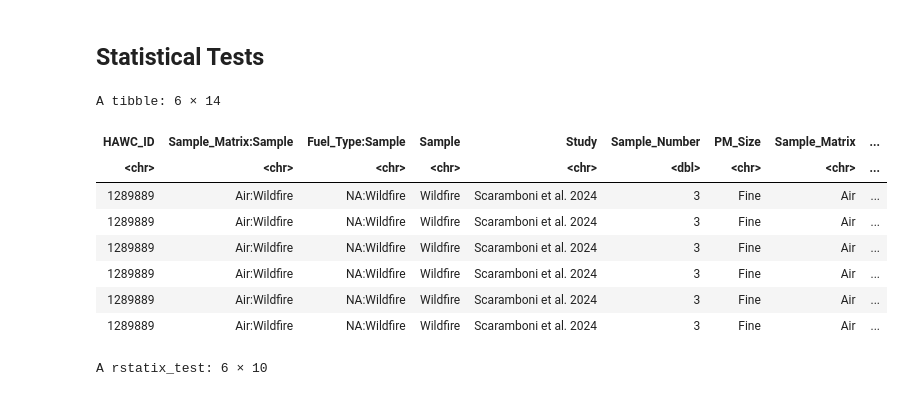
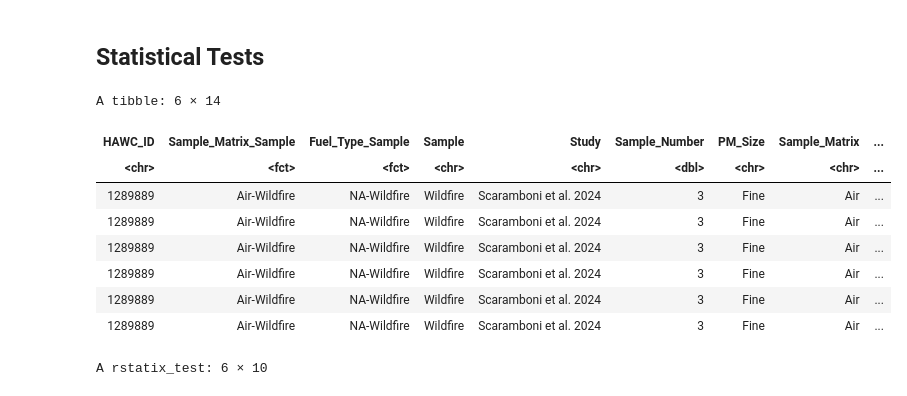
Before and after one commit to UNC-CEMALB/P1015.-Wildfire_Suffcient_Similiarity, a Jupyter notebook: 3. Individual Distribution Analyses/Boxplots.ipynb, the cells around one changed output. Drawn from its saved outputs; the diff is of its cells as text; code cells hidden in the pictures.

```diff
--- a/3. Individual Distribution Analyses/Boxplots.ipynb
+++ b/3. Individual Distribution Analyses/Boxplots.ipynb
@@ -343,37 +343,40 @@ A tibble: 52 × 5
 # %%
 long_vol_df = full_vol_df %>%
     pivot_longer(cols = 5:20, names_to = "Name", values_to = "Value") %>%
-    unite(`Sample_Matrix:Sample`, Sample_Matrix, Sample, sep = ":", remove = FALSE) %>%
+    unite(`Sample_Matrix-Sample`, Sample_Matrix, Sample, sep = "-", remove = FALSE) %>%
     # consolidating some of the classes with small sample sizes
-     mutate(`Sample_Matrix:Sample` = ifelse(grepl("Smoke-", `Sample_Matrix:Sample`), "Other",
-                            ifelse(grepl('Aerosol',`Sample_Matrix:Sample`), "Other", `Sample_Matrix:Sample`))) %>%
-    unite(`Fuel_Type:Sample`, Fuel_Type, Sample, sep = ":", remove = FALSE)
+     mutate(`Sample_Matrix-Sample` = ifelse(grepl("Smoke-", `Sample_Matrix-Sample`), "Other-WF",
+                            ifelse(grepl('Aerosol',`Sample_Matrix-Sample`), "Other-WF", `Sample_Matrix-Sample`))) %>%
+    unite(`Fuel_Type-Sample`, Fuel_Type, Sample, sep = "-", remove = FALSE) %>%
+    rename(Sample_Matrix_Sample = `Sample_Matrix-Sample`, Fuel_Type_Sample = `Fuel_Type-Sample`)
 
 long_weight_df = full_weight_df %>%
-    pivot_longer(cols = 5:20, names_to = "Name", values_to = "Value") #%>%
-    # unite(`Sample_Matrix:Sample`, Sample_Matrix, Sample, sep = ":", remove = FALSE) %>%
-    # unite(`Fuel_Type:Sample`, Fuel_Type, Sample, sep = ":", remove = FALSE)
+    pivot_longer(cols = 5:20, names_to = "Name", values_to = "Value") %>%
+    unite(`Sample_Matrix-Sample`, Sample_Matrix, Sample, sep = "-", remove = FALSE) %>%
+    unite(`Fuel_Type-Sample`, Fuel_Type, Sample, sep = "-", remove = FALSE) %>%
+    rename(Sample_Matrix_Sample = `Sample_Matrix-Sample`, Fuel_Type_Sample = `Fuel_Type-Sample`)
 
 # converting into factors
-# long_vol_df$`Sample_Matrix:Sample` = factor(long_vol_df$`Sample_Matrix:Sample`)
-# long_vol_df$`Fuel_Type:Sample` = factor(long_vol_df$`Fuel_Type:Sample`)
-# long_weight_df$`Sample_Matrix:Sample` = factor(long_weight_df$`Sample_Matrix:Sample`, levels = c('NA:Woodsmoke',
-#                                             'PM:Woodsmoke', 'PM:Wildfire', 'Sediment:Wildfire', 'Ash:Wildfire'))
-# long_weight_df$`Fuel_Type:Sample` = factor(long_weight_df$`Fuel_Type:Sample`, levels = c('NA:Woodsmoke','NA:Wildfire',
-#                                                     'Mixed:Wildfire', 'Softwood:Woodsmoke', 'Hardwood:Woodsmoke',
-#                                                     'Softwood:Wildfire', 'Hardwood:Wildfire'))
+long_vol_df$`Sample_Matrix_Sample` = factor(long_vol_df$`Sample_Matrix_Sample`, levels = c('Other-WF',
+                                            'Air-Wildfire', 'Smoke-Wildfire', 'PM-Woodsmoke', 'PM-Wildfire'))
+long_vol_df$`Fuel_Type_Sample` = factor(long_vol_df$`Fuel_Type_Sample`)
+long_weight_df$`Sample_Matrix_Sample` = factor(long_weight_df$`Sample_Matrix_Sample`, levels = c('NA-Woodsmoke',
+                                            'PM-Woodsmoke', 'PM-Wildfire', 'Sediment-Wildfire', 'Ash-Wildfire'))
+long_weight_df$`Fuel_Type_Sample` = factor(long_weight_df$`Fuel_Type_Sample`, levels = c('NA-Woodsmoke','NA-Wildfire',
+                                                    'Mixed-Wildfire', 'Softwood-Woodsmoke', 'Hardwood-Woodsmoke',
+                                                    'Softwood-Wildfire', 'Hardwood-Wildfire'))
 
 head(long_vol_df)
 # %% [output]
 A tibble: 6 × 14
-| HAWC_ID | Sample_Matrix:Sample | Fuel_Type:Sample | Sample | Study | Sample_Number | PM_Size | Sample_Matrix | ... |
-| <chr> | <chr> | <chr> | <chr> | <chr> | <dbl> | <chr> | <chr> | ... |
-| 1289889 | Air:Wildfire | NA:Wildfire | Wildfire | Scaramboni et al. 2024 | 3 | Fine | Air | ... |
-| 1289889 | Air:Wildfire | NA:Wildfire | Wildfire | Scaramboni et al. 2024 | 3 | Fine | Air | ... |
-| 1289889 | Air:Wildfire | NA:Wildfire | Wildfire | Scaramboni et al. 2024 | 3 | Fine | Air | ... |
-| 1289889 | Air:Wildfire | NA:Wildfire | Wildfire | Scaramboni et al. 2024 | 3 | Fine | Air | ... |
-| 1289889 | Air:Wildfire | NA:Wildfire | Wildfire | Scaramboni et al. 2024 | 3 | Fine | Air | ... |
-| 1289889 | Air:Wildfire | NA:Wildfire | Wildfire | Scaramboni et al. 2024 | 3 | Fine | Air | ... |
+| HAWC_ID | Sample_Matrix_Sample | Fuel_Type_Sample | Sample | Study | Sample_Number | PM_Size | Sample_Matrix | ... |
+| <chr> | <fct> | <fct> | <chr> | <chr> | <dbl> | <chr> | <chr> | ... |
+| 1289889 | Air-Wildfire | NA-Wildfire | Wildfire | Scaramboni et al. 2024 | 3 | Fine | Air | ... |
+| 1289889 | Air-Wildfire | NA-Wildfire | Wildfire | Scaramboni et al. 2024 | 3 | Fine | Air | ... |
+| 1289889 | Air-Wildfire | NA-Wildfire | Wildfire | Scaramboni et al. 2024 | 3 | Fine | Air | ... |
+| 1289889 | Air-Wildfire | NA-Wildfire | Wildfire | Scaramboni et al. 2024 | 3 | Fine | Air | ... |
+| 1289889 | Air-Wildfire | NA-Wildfire | Wildfire | Scaramboni et al. 2024 | 3 | Fine | Air | ... |
+| 1289889 | Air-Wildfire | NA-Wildfire | Wildfire | Scaramboni et al. 2024 | 3 | Fine | Air | ... |
 # %%
 # running wilcox tests
 sample_test_vol = long_vol_df %>%
```
Also changed, not shown: parts of 15 cells of this notebook.
